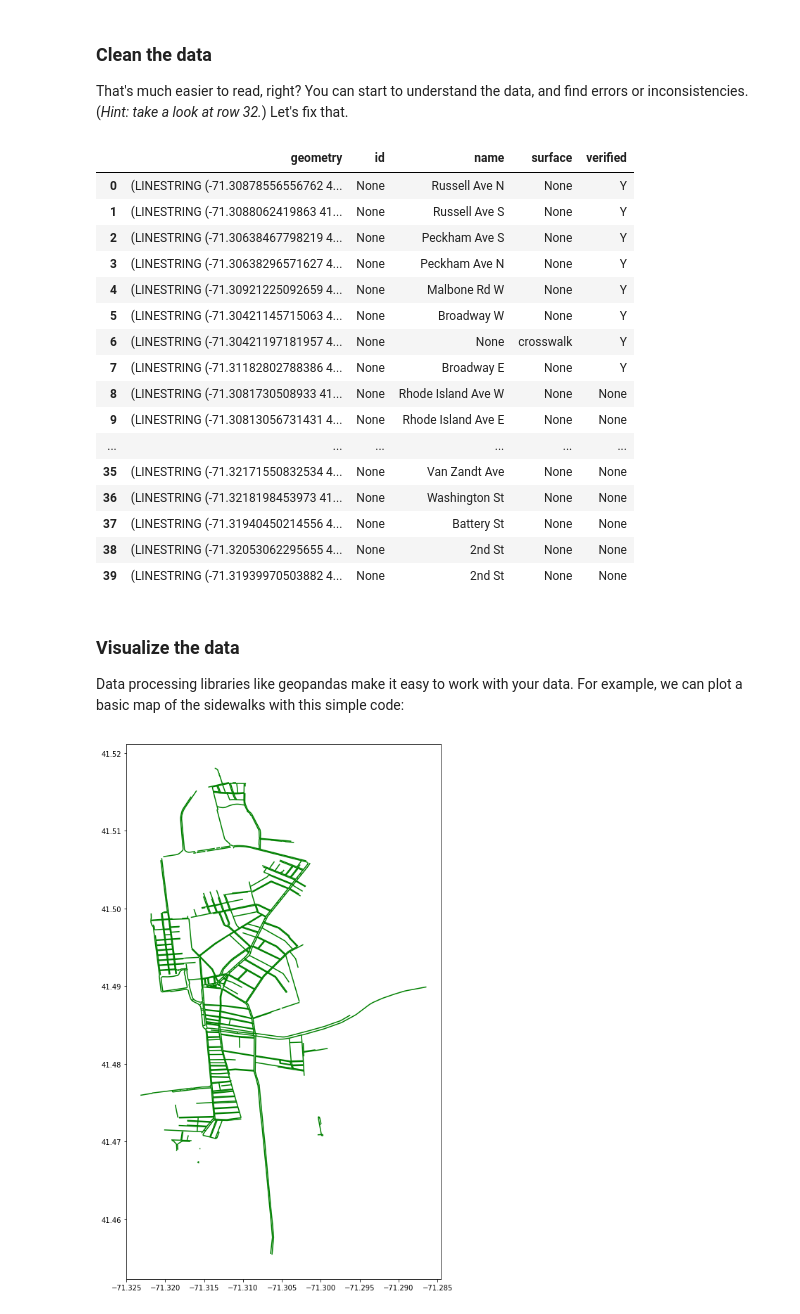
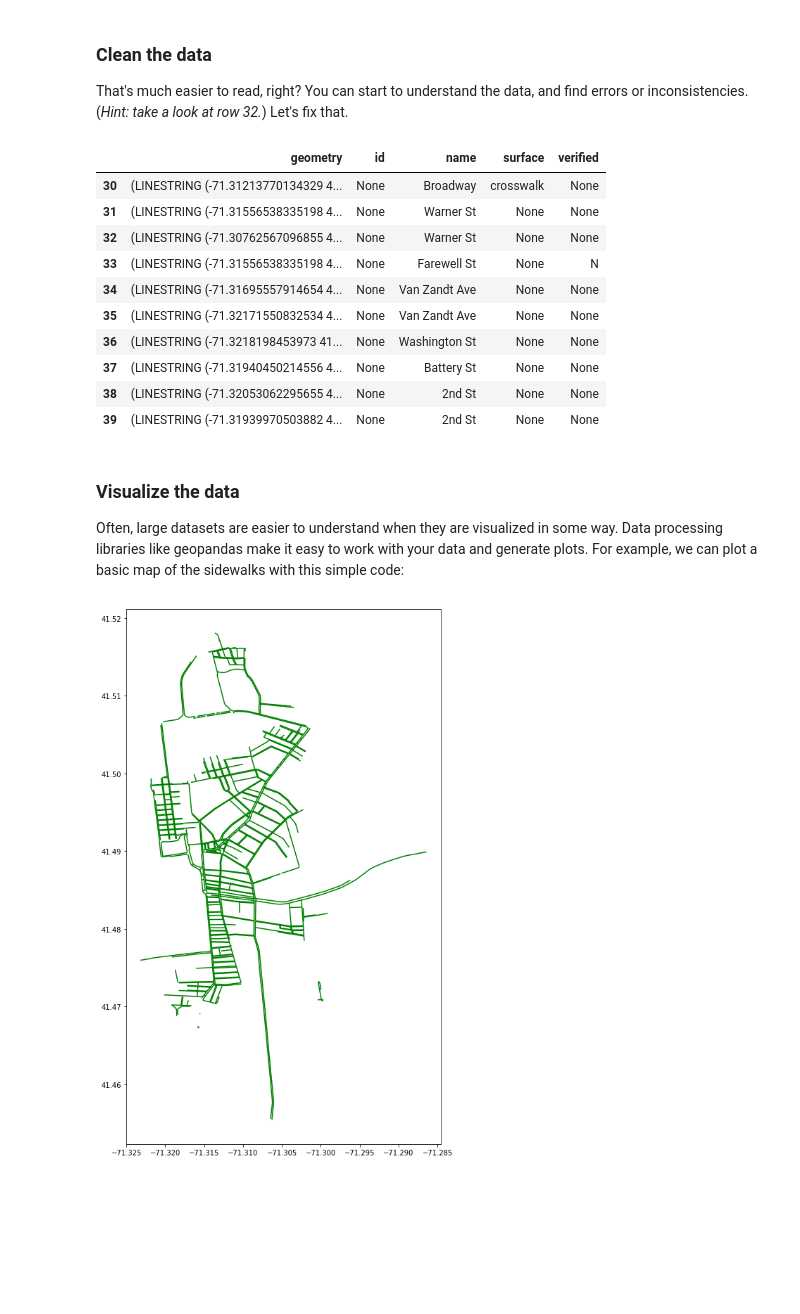
Before and after one commit to NewportDataProject/data-night, a Jupyter notebook: data-by-example.ipynb, the cells around one changed output. Cells and saved outputs as stored; diff of their text form; code cells hidden in the pictures; blank space fills up the shorter version.

```diff
--- a/data-by-example.ipynb
+++ b/data-by-example.ipynb
@@ -70,7 +70,7 @@ We start by using the [requests](http://docs.python-requests.org/en/master/) pac
 # %%
 # read the sidewalk map file from the data portal
-r = requests.get('https://raw.githubusercontent.com/NewportDataPortal/sidewalk-map/development/npt-sidewalks.geojson')
+sidewalk_response = requests.get('https://raw.githubusercontent.com/NewportDataPortal/sidewalk-map/development/npt-sidewalks.geojson')
 
-# look at the raw dataset
-r.json()
+# look at a piece of the raw dataset
+print(str(sidewalk_response.json())[:2000] + " ...")
 # %% [output]
@@ -96,12 +80,12 @@ r.json()
 # %%
 # Nothing to see here, just some hacky python code to get the dataset formatted so it can be read in by geopandas.
 # reference https://gis.stackexchange.com/questions/225586/reading-raw-data-into-geopandas
-b = bytes(r.content)
+b = bytes(sidewalk_response.content)
 with fiona.BytesCollection(b) as f:
     crs = f.crs
-    gdf = gpd.GeoDataFrame.from_features(f, crs=crs)
+    sidewalk_gdf = gpd.GeoDataFrame.from_features(f, crs=crs)
 
 # take a peek at the data
-gdf.head(50)
+sidewalk_gdf[30:40]
 # %% [output]
 |  | geometry | id | name | surface | verified |
@@ -125,22 +103,16 @@ gdf.head(50)
 ### Clean the data
 That's much easier to read, right? You can start to understand the data, and find errors or inconsistencies. (*Hint: take a look at row 32.*)  Let's fix that.
 # %%
-gdf.iloc[32]['name'] = 'Warner St'
-gdf.iloc[32]['surface'] = 'None'
-gdf.head(40)
+sidewalk_gdf.iloc[32]['name'] = 'Warner St'
+sidewalk_gdf.iloc[32]['surface'] = 'None'
+sidewalk_gdf[30:40]
 # %% [output]
 |  | geometry | id | name | surface | verified |
-| 0 | (LINESTRING (-71.30878556556762 4... | None | Russell Ave N | None | Y |
-| 1 | (LINESTRING (-71.3088062419863 41... | None | Russell Ave S | None | Y |
-| 2 | (LINESTRING (-71.30638467798219 4... | None | Peckham Ave S | None | Y |
-| 3 | (LINESTRING (-71.30638296571627 4... | None | Peckham Ave N | None | Y |
-| 4 | (LINESTRING (-71.30921225092659 4... | None | Malbone Rd W | None | Y |
-| 5 | (LINESTRING (-71.30421145715063 4... | None | Broadway W | None | Y |
-| 6 | (LINESTRING (-71.30421197181957 4... | None | None | crosswalk | Y |
-| 7 | (LINESTRING (-71.31182802788386 4... | None | Broadway E | None | Y |
-| 8 | (LINESTRING (-71.3081730508933 41... | None | Rhode Island Ave W | None | None |
-| 9 | (LINESTRING (-71.30813056731431 4... | None | Rhode Island Ave E | None | None |
-| ... | ... | ... | ... | ... | ... |
+| 30 | (LINESTRING (-71.31213770134329 4... | None | Broadway | crosswalk | None |
+| 31 | (LINESTRING (-71.31556538335198 4... | None | Warner St | None | None |
+| 32 | (LINESTRING (-71.30762567096855 4... | None | Warner St | None | None |
+| 33 | (LINESTRING (-71.31556538335198 4... | None | Farewell St | None | N |
+| 34 | (LINESTRING (-71.31695557914654 4... | None | Van Zandt Ave | None | None |
 | 35 | (LINESTRING (-71.32171550832534 4... | None | Van Zandt Ave | None | None |
 | 36 | (LINESTRING (-71.3218198453973 41... | None | Washington St | None | None |
 | 37 | (LINESTRING (-71.31940450214556 4... | None | Battery St | None | None |
@@ -148,6 +120,6 @@ gdf.head(40)
 | 39 | (LINESTRING (-71.31939970503882 4... | None | 2nd St | None | None |
 # %% [markdown]
 ### Visualize the data
-Data processing libraries like geopandas make it easy to work with your data.  For example, we can plot a basic map of the sidewalks with this simple code:
+Often, large datasets are easier to understand when they are visualized in some way.  Data processing libraries like geopandas make it easy to work with your data and generate plots.  For example, we can plot a basic map of the sidewalks with this simple code:
 # %%
 # plot a map
```
Also changed, not shown: parts of 8 cells of this notebook.
